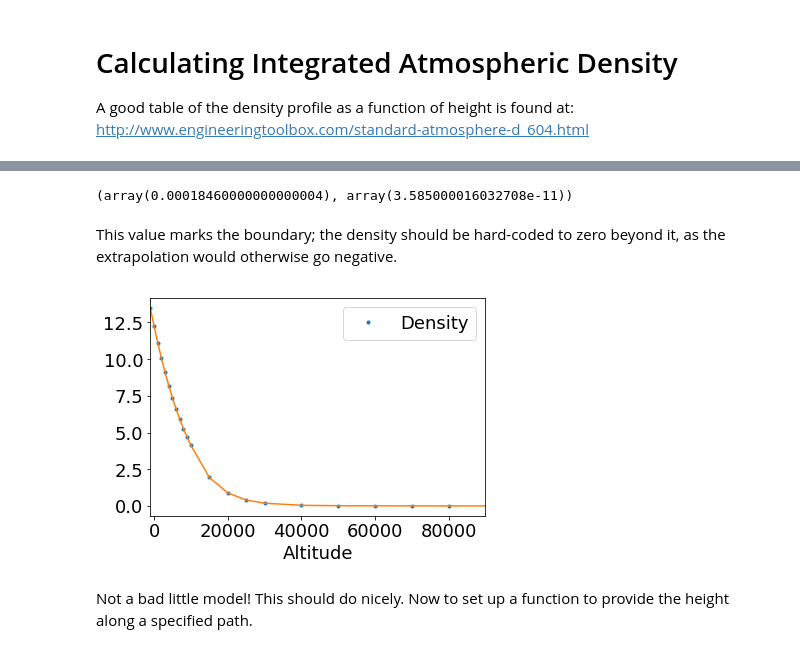
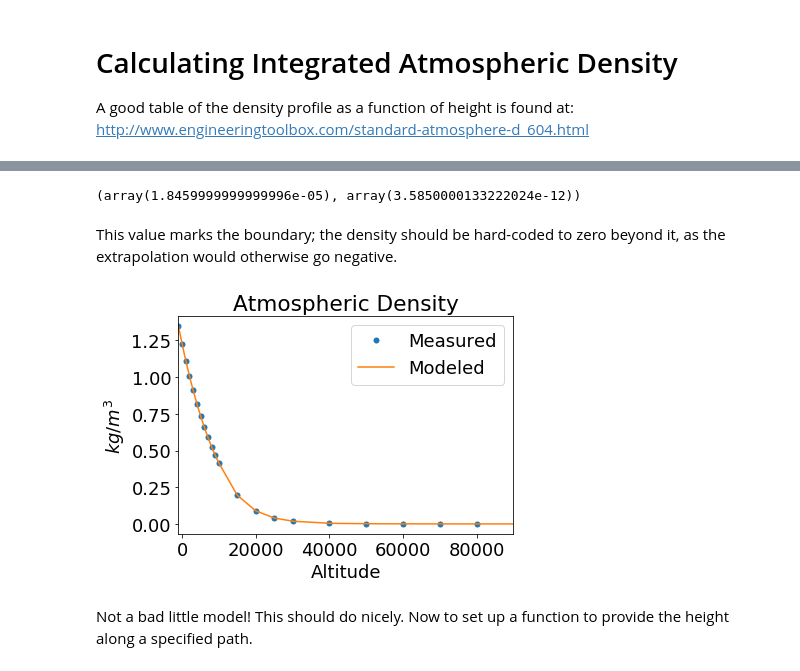
Before and after one commit to dolson14/Python, a Jupyter notebook: 171010-dko-Learning_Basemap.ipynb, the cells around one changed output, grey strips where cells are left out. Saved outputs shown, nothing was run; the diff lists cells and outputs as text; code cells hidden in the pictures.

```diff
--- a/171010-dko-Learning_Basemap.ipynb
+++ b/171010-dko-Learning_Basemap.ipynb
@@ -106,6 +102,7 @@ profile = pd.read_html('http://www.engineeringtoolbox.com/standard-atmosphere-d_
                      'Absolute Pressure - p - (104 N/m2)':'Pressure',
                      'Density - ρ - (10-1 kg/m3)':'Density',
                      'Dynamic Viscosity - μ - (10-5 N s/m2)':'Viscosity'}).set_index('Altitude')
+profile.Density *= 1e-1  # Adjust density to kg/m^3
 profile
 # %% [output]
 |  | Temperature | Gravity | Pressure | Density | Viscosity |
@@ -141,23 +138,27 @@ plt.xlim([-1000,90000])
 hmax = 82867.795
 f(80000),f(hmax)
 # %% [output]
-(array(0.00018460000000000004), array(3.585000016032708e-11))
+(array(1.8459999999999996e-05), array(3.5850000133222024e-12))
 # %% [markdown]
 This value marks the boundary; the density should be hard-coded to zero beyond it, as the extrapolation would otherwise go negative.
 # %%
 def density(h):
     profile = pd.read_html('http://www.engineeringtoolbox.com/standard-atmosphere-d_604.html')[1]
     hmax = 82867.795
-    f = interpolate.interp1d(profile['Geo potential Altitude above Sea Level - h - (m)'],profile['Density - ρ - (10-1 kg/m3)'],fill_value='extrapolate')
+    f = interpolate.interp1d(profile['Geo potential Altitude above Sea Level - h - (m)'],profile['Density - ρ - (10-1 kg/m3)']*1e-1,fill_value='extrapolate')
     rho = f(h)
     rho[h>hmax] = 0.
-    return rho
+    return rho  # Returns Atmospheric Density at height h in kg/m^3
 # %%
-profile.plot(y='Density',style='.')
+profile.plot(y='Density',style='.',markersize=10)
 plt.plot(x,density(x))
-plt.xlim(x.min(),x.max());
+plt.xlim(x.min(),x.max())
+plt.ylabel("$kg/m^3$")
+plt.legend(["Measured","Modeled"])
+plt.title("Atmospheric Density")
+None;
 # %% [output]
-[figure, old version]
+[figure, new version]
 # %% [markdown]
 Not a bad little model! This should do nicely. Now to set up a function to provide the height along a specified path.
 # %%
```
Also changed, not shown: parts of 19 cells of this notebook, 7 other files.
